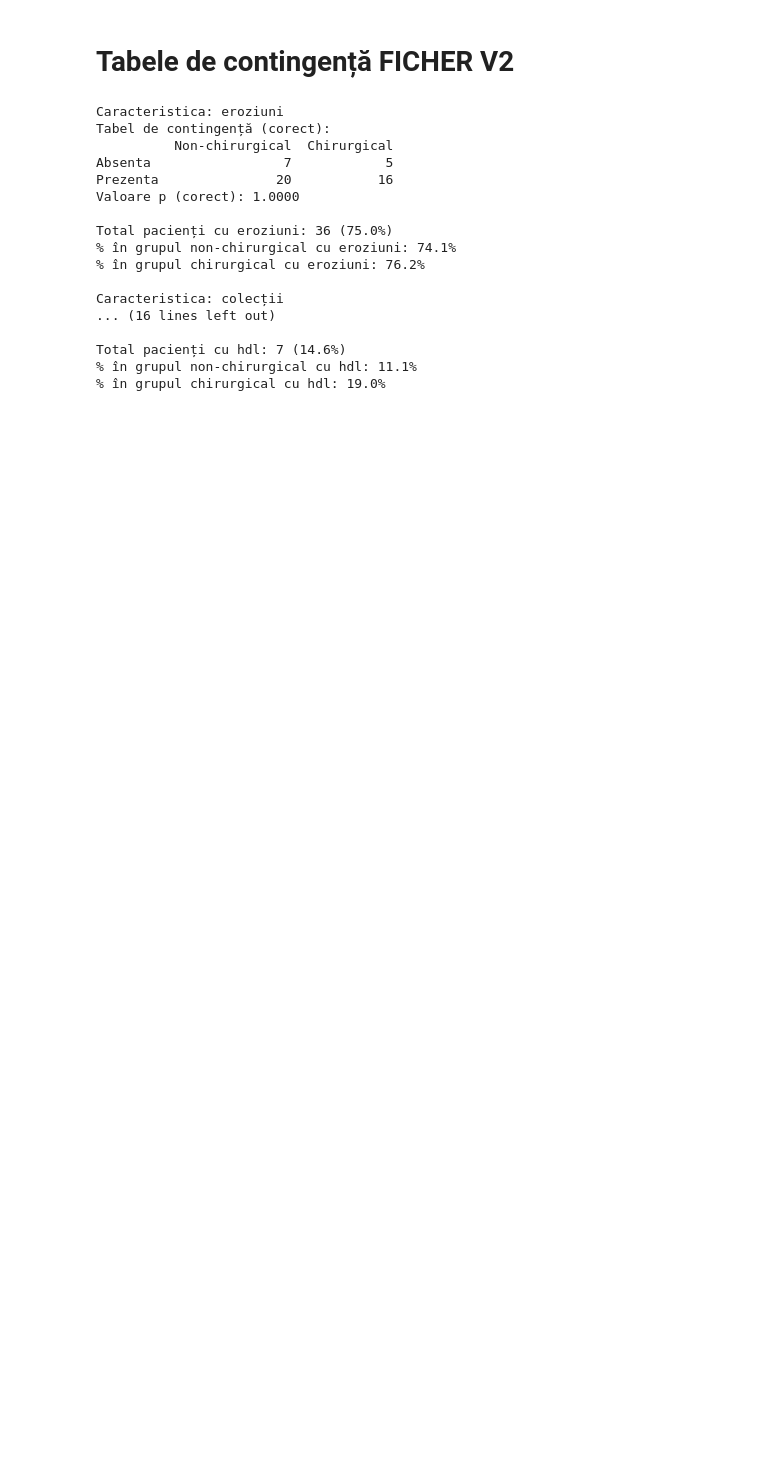
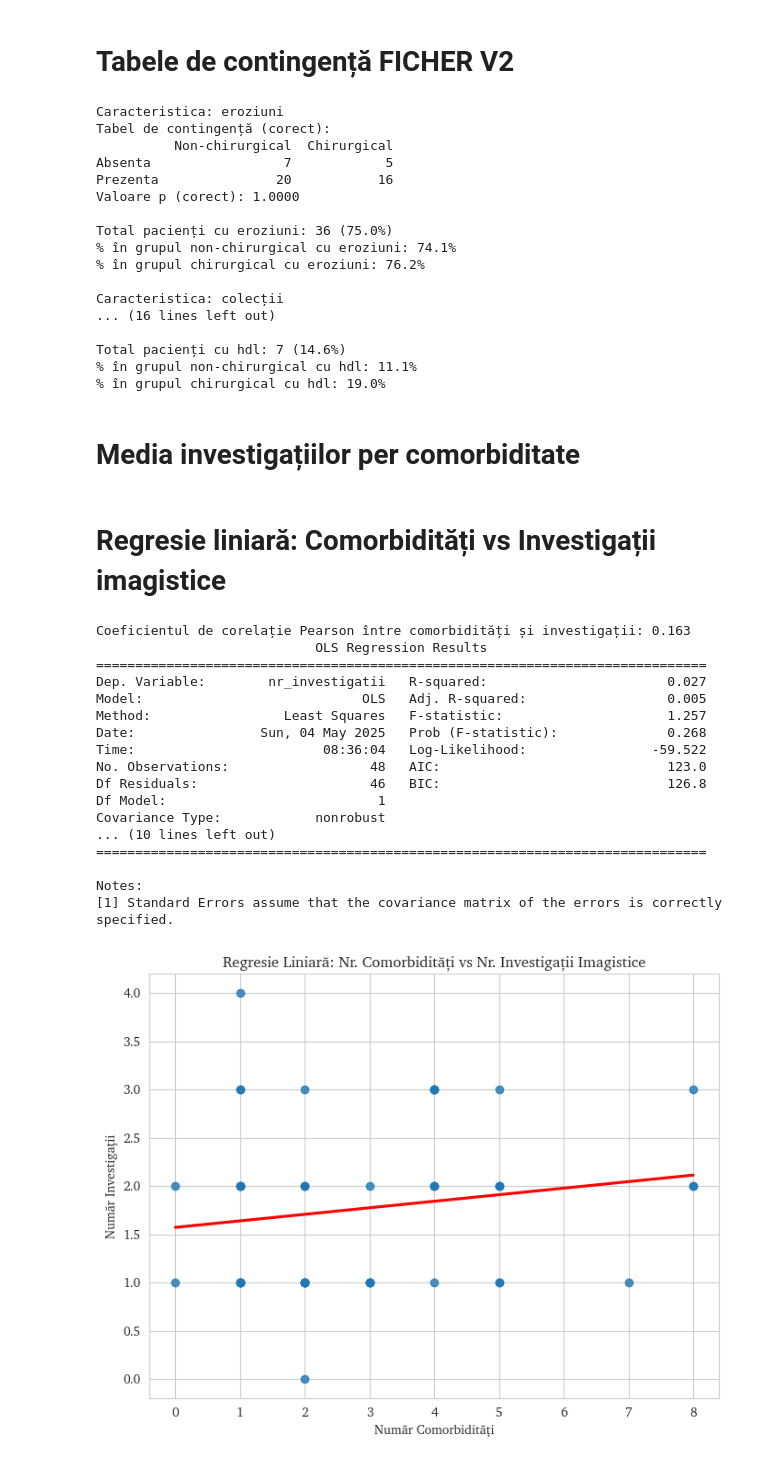
Before and after one commit to Marsalis00123/MD-Dissertation, a Jupyter notebook: Files/StatisticsV2.ipynb, the cells around one changed output. Saved outputs shown, nothing was run; the diff lists cells and outputs as text; code cells hidden in the pictures; blank space fills up the shorter version.

```diff
--- a/Files/StatisticsV2.ipynb
+++ b/Files/StatisticsV2.ipynb
@@ -465,3 +906,5 @@ Caracteristica: colecții
 Total pacienți cu hdl: 7 (14.6%)
 % în grupul non-chirurgical cu hdl: 11.1%
 % în grupul chirurgical cu hdl: 19.0%
+# %% [markdown]
+# Media investigațiilor per comorbiditate
@@ -467,0 +974,57 @@ Total pacienți cu hdl: 7 (14.6%)
+# %% [markdown]
+# Regresie liniară: Comorbidități vs Investigații imagistice
+# %%
+# --- Calcul coloane suplimentare pentru regresie: comorbidități și investigații ---
+
+# Dacă coloana 'app' conține comorbidități separate prin virgulă
+df['nr_comorbiditati'] = df['app'].fillna('').apply(lambda x: len(x.split(',')) if x.strip() else 0)
+
+# Dacă coloana 'metodă imagistică' conține metode separate prin virgulă
+df['nr_investigatii'] = df['metodă imagistică'].fillna('').apply(lambda x: len(x.split(',')) if x.strip() else 0)
+
+# --- Regresie liniară: Comorbidități vs Investigații imagistice ---
+
+import statsmodels.api as sm
+import seaborn as sns
+import matplotlib.pyplot as plt
+
+# Calculăm coeficientul de corelație Pearson
+correlatie = df[['nr_comorbiditati', 'nr_investigatii']].corr().iloc[0, 1]
+print(f"Coeficientul de corelație Pearson între comorbidități și investigații: {correlatie:.3f}")
+
+# Definim variabilele
+X = df['nr_comorbiditati']
+y = df['nr_investigatii']
+X_const = sm.add_constant(X)  # Adăugăm termenul liber
+
+# Antrenăm modelul de regresie liniară
+model = sm.OLS(y, X_const).fit()
+print(model.summary())
+
+# Vizualizare: scatter plot + linie de regresie
+plt.figure(figsize=(8, 6))
+sns.regplot(x='nr_comorbiditati', y='nr_investigatii', data=df, ci=None, line_kws={'color': 'red'})
+plt.title("Regresie Liniară: Nr. Comorbidități vs Nr. Investigații Imagistice")
+plt.xlabel("Număr Comorbidități")
+plt.ylabel("Număr Investigații")
+plt.grid(True)
+plt.show()
+# %% [output]
+Coeficientul de corelație Pearson între comorbidități și investigații: 0.163
+                            OLS Regression Results
+==============================================================================
+Dep. Variable:        nr_investigatii   R-squared:                       0.027
+Model:                            OLS   Adj. R-squared:                  0.005
+Method:                 Least Squares   F-statistic:                     1.257
+Date:                Sun, 04 May 2025   Prob (F-statistic):              0.268
+Time:                        08:36:04   Log-Likelihood:                -59.522
+No. Observations:                  48   AIC:                             123.0
+Df Residuals:                      46   BIC:                             126.8
+Df Model:                           1
+Covariance Type:            nonrobust
+... (10 lines left out)
+==============================================================================
+
+Notes:
+[1] Standard Errors assume that the covariance matrix of the errors is correctly specified.
+[figure, added]
```
Also changed, not shown: parts of 19 cells of this notebook, 24 other files.
